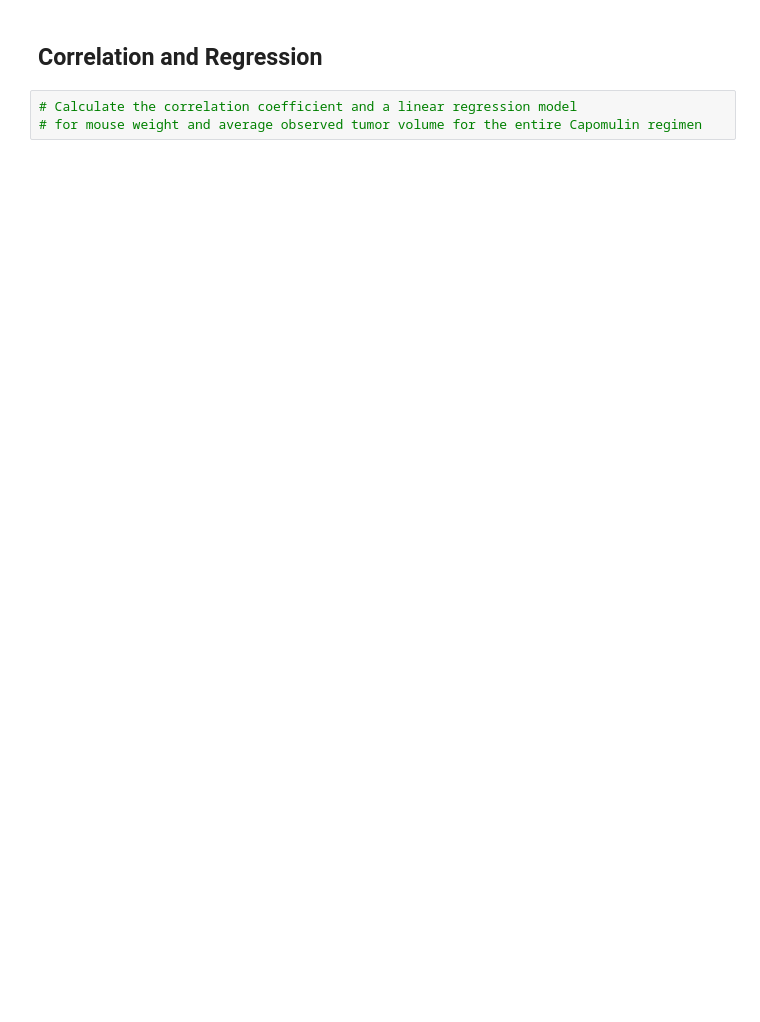
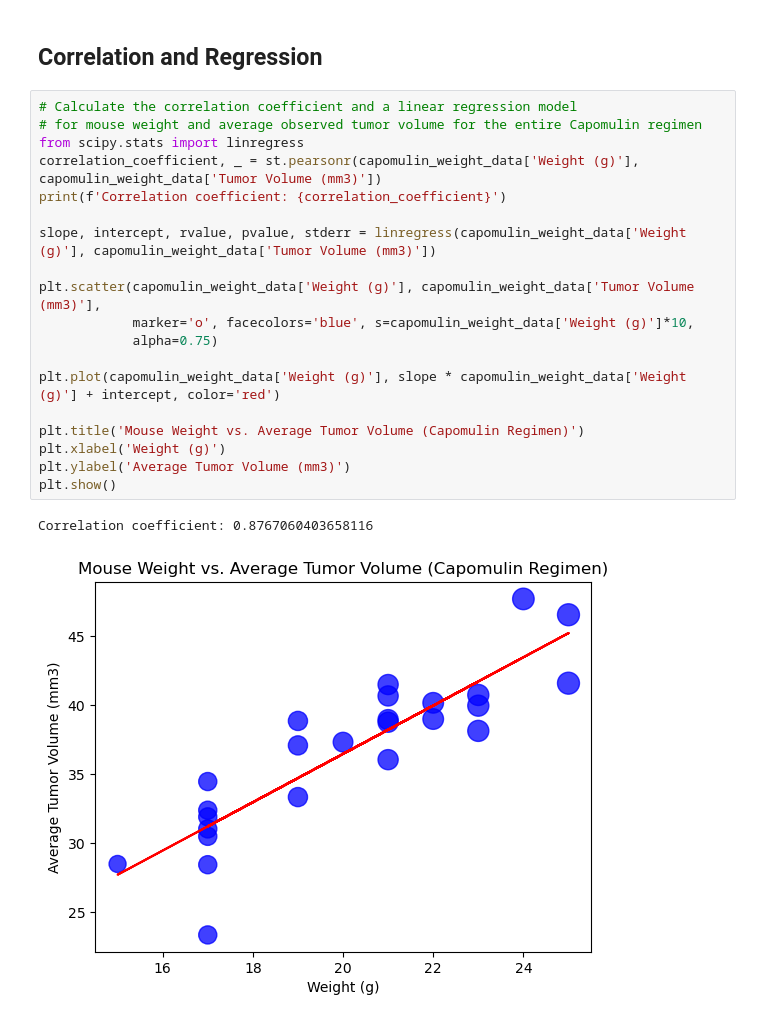
Before and after one commit to EbukaNdu/Pymaceuticals, a Jupyter notebook: pymaceuticals_starter.ipynb, the cells around one changed output. Cells and saved outputs as stored; diff of their text form; blank space fills up the shorter version.

```diff
--- a/pymaceuticals_starter.ipynb
+++ b/pymaceuticals_starter.ipynb
@@ -267,5 +282,24 @@ plt.show()
 # %% [markdown]
 ## Correlation and Regression
-# %%
-# Calculate the correlation coefficient and a linear regression model
-# for mouse weight and average observed tumor volume for the entire Capomulin regimen
+# %%
+# Calculate the correlation coefficient and a linear regression model
+# for mouse weight and average observed tumor volume for the entire Capomulin regimen
+from scipy.stats import linregress
+correlation_coefficient, _ = st.pearsonr(capomulin_weight_data['Weight (g)'], capomulin_weight_data['Tumor Volume (mm3)'])
+print(f'Correlation coefficient: {correlation_coefficient}')
+
+slope, intercept, rvalue, pvalue, stderr = linregress(capomulin_weight_data['Weight (g)'], capomulin_weight_data['Tumor Volume (mm3)'])
+
+plt.scatter(capomulin_weight_data['Weight (g)'], capomulin_weight_data['Tumor Volume (mm3)'],
+            marker='o', facecolors='blue', s=capomulin_weight_data['Weight (g)']*10,
+            alpha=0.75)
+
+plt.plot(capomulin_weight_data['Weight (g)'], slope * capomulin_weight_data['Weight (g)'] + intercept, color='red')
+
+plt.title('Mouse Weight vs. Average Tumor Volume (Capomulin Regimen)')
+plt.xlabel('Weight (g)')
+plt.ylabel('Average Tumor Volume (mm3)')
+plt.show()
+# %% [output]
+Correlation coefficient: 0.8767060403658116
+[figure, added]
```
Also changed, not shown: parts of 2 cells of this notebook.
